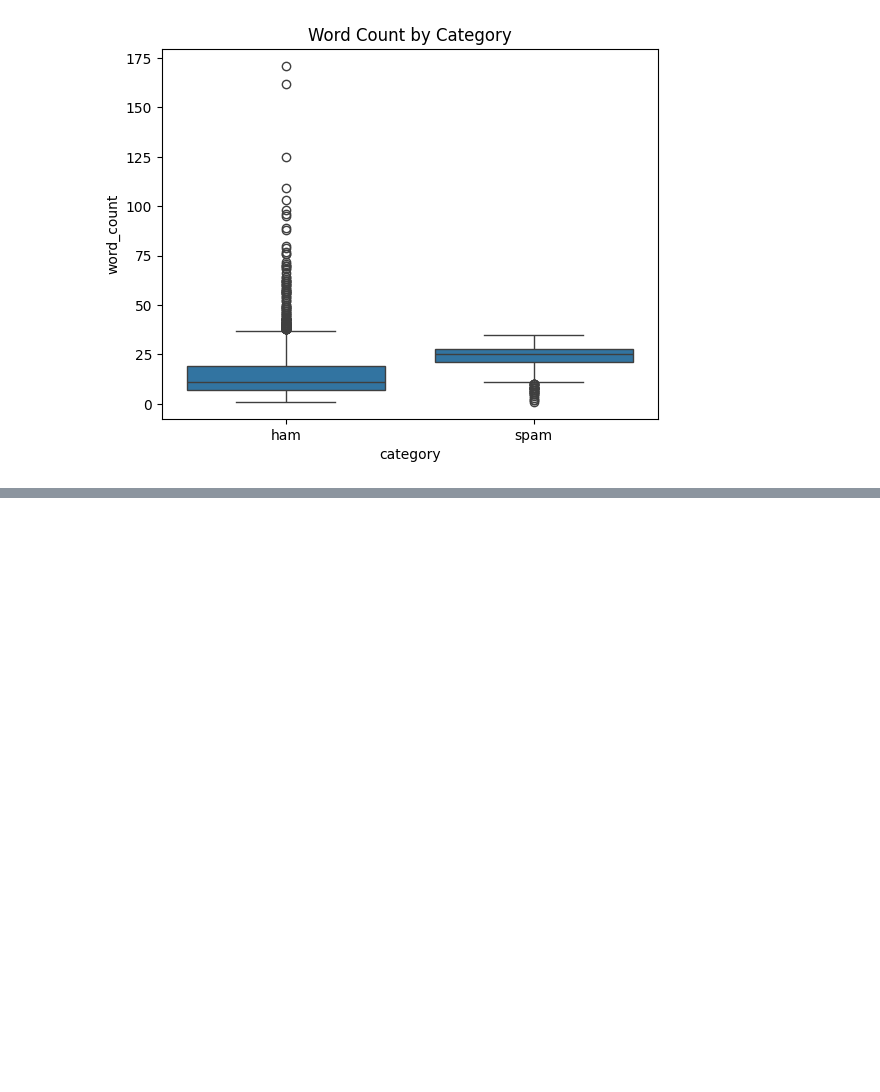
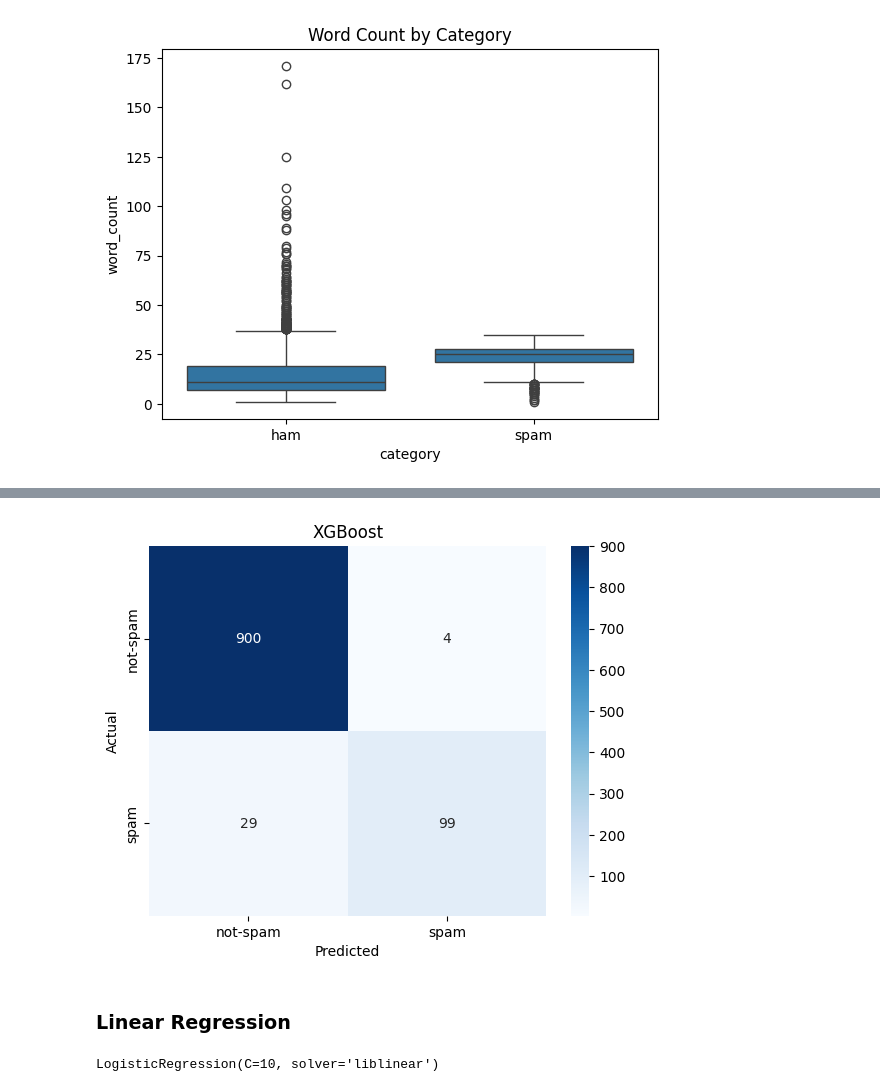
Before and after one commit to fzkmdly/Email_spam, a Jupyter notebook: EmailSpam_3.ipynb, the cells around one changed output, grey strips where cells are left out. Cells and saved outputs as stored; diff of their text form; code cells hidden in the pictures; blank space fills up the shorter version.

```diff
--- a/EmailSpam_3.ipynb
+++ b/EmailSpam_3.ipynb
@@ -157,0 +272,8 @@ plt.show()
+# %%
+X_train_final = hstack([X_train_text, X_train_numeric])
+X_text_final = hstack([X_test_text, X_test_numeric])
+# %%
+le = LabelEncoder()
+
+y_train_coded = le.fit_transform(y_train)
+y_test_coded = le.transform(y_test)
@@ -157,0 +299,3 @@ plt.show()
+# %%
+xgb_model = XGBClassifier(n_estimators=200, max_depth=3, random_state=42, eval_metric='logloss')
+xgb_model.fit(X_train_final, y_train_coded)
@@ -157,0 +315,3 @@ plt.show()
+# %%
+y_pred_xgb = xgb_model.predict(X_text_final)
+print(classification_report(y_test_coded, y_pred_xgb))
@@ -157,0 +327,19 @@ plt.show()
+# %%
+cm_xgb = confusion_matrix(y_test_coded, y_pred_xgb)
+
+sns.heatmap(cm_xgb, annot=True, fmt='d', cmap='Blues',
+            xticklabels=['not-spam', 'spam'],
+            yticklabels=['not-spam', 'spam'])
+plt.xlabel('Predicted')
+plt.ylabel('Actual')
+plt.title('XGBoost')
+plt.show()
+# %% [output]
+[figure, added]
+# %% [markdown]
+### Linear Regression
+# %%
+LR_model = LogisticRegression(C=10, penalty='l2', solver='liblinear')
+LR_model.fit(X_train_final, y_train_coded)
+# %% [output]
+LogisticRegression(C=10, solver='liblinear')
```
Also changed, not shown: parts of 28 cells of this notebook.
